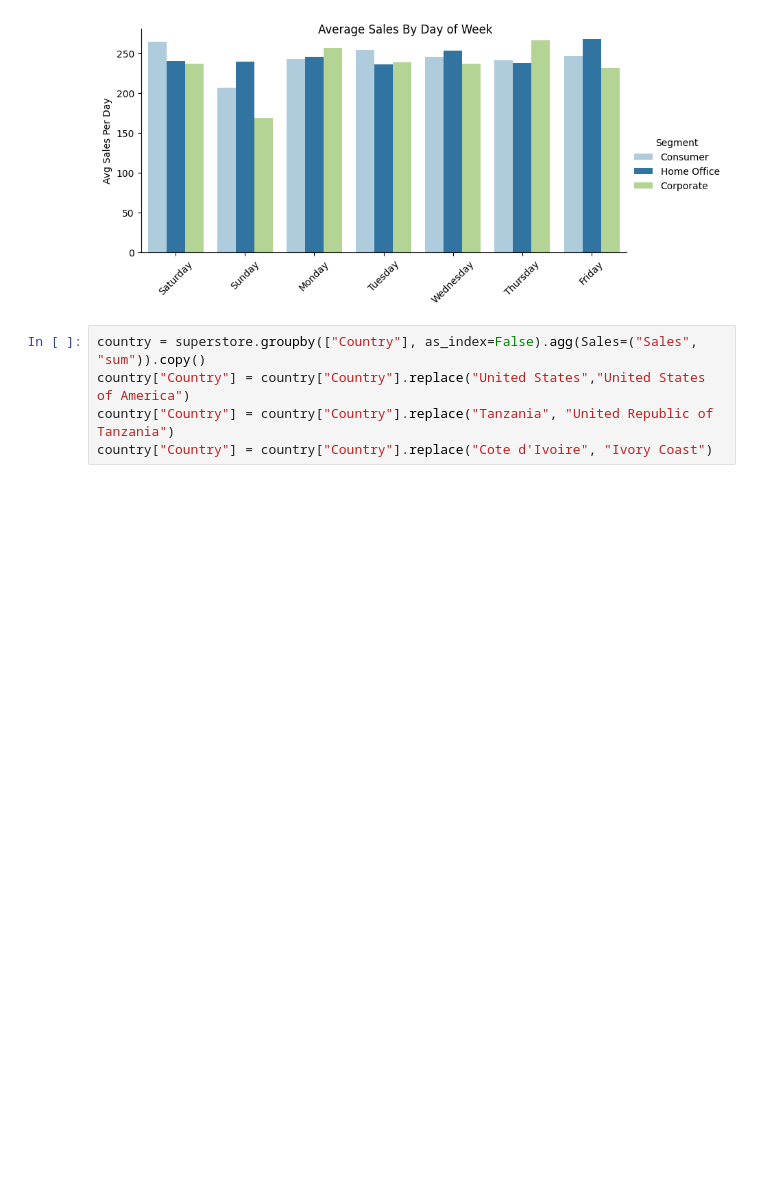
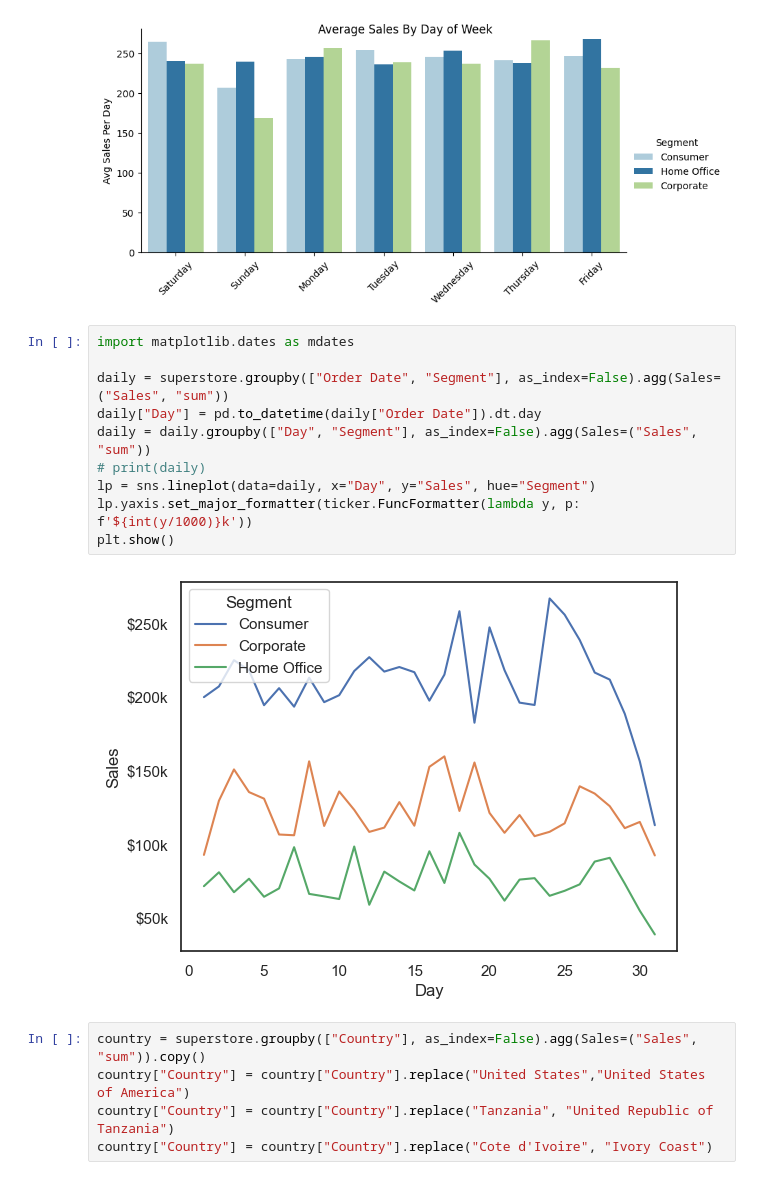
Before and after one commit to joshuajnoble/method-data-viz, a Jupyter notebook: super_store_edav.ipynb, the cells around one changed output. Cells and saved outputs as stored; diff of their text form; blank space fills up the shorter version.

```diff
--- a/super_store_edav.ipynb
+++ b/super_store_edav.ipynb
@@ -166,6 +185,18 @@ plt.xticks(rotation=45)
 plt.show()
 # %% [output]
 [figure]
+# %%
+import matplotlib.dates as mdates
+
+daily = superstore.groupby(["Order Date", "Segment"], as_index=False).agg(Sales=("Sales", "sum"))
+daily["Day"] = pd.to_datetime(daily["Order Date"]).dt.day
+daily = daily.groupby(["Day", "Segment"], as_index=False).agg(Sales=("Sales", "sum"))
+# print(daily)
+lp = sns.lineplot(data=daily, x="Day", y="Sales", hue="Segment")
+lp.yaxis.set_major_formatter(ticker.FuncFormatter(lambda y, p: f'${int(y/1000)}k'))
+plt.show()
+# %% [output]
+[figure, added]
 # %%
 country = superstore.groupby(["Country"], as_index=False).agg(Sales=("Sales", "sum")).copy()
 country["Country"] = country["Country"].replace("United States","United States of America")
```
Also changed, not shown: parts of 7 cells of this notebook, 2 other files.
